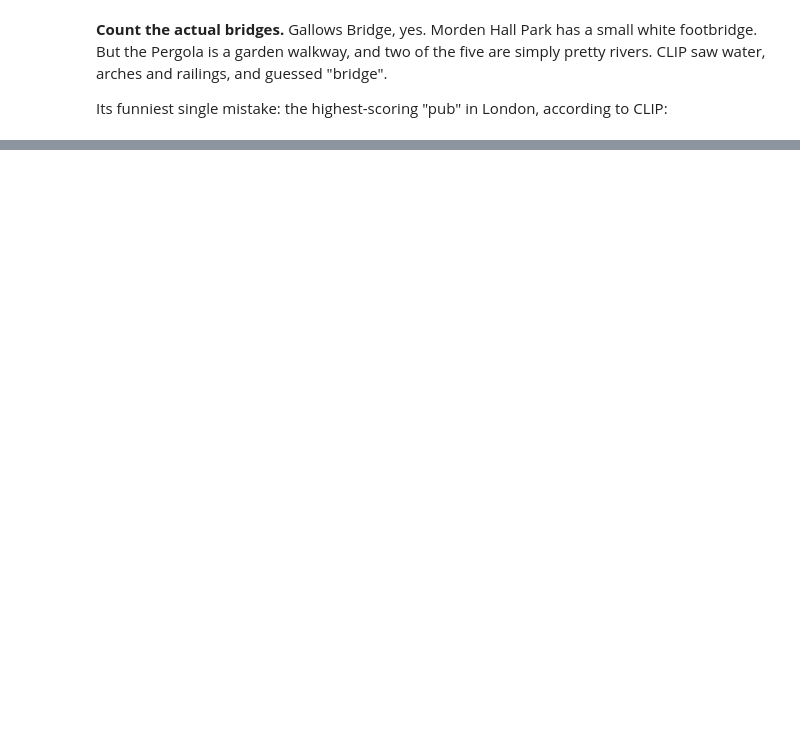
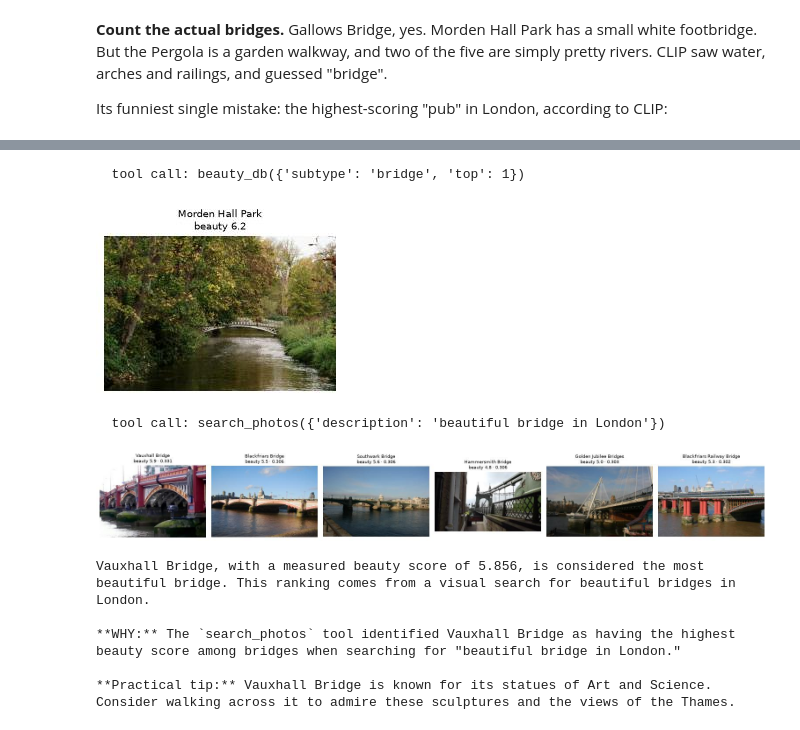
Before and after one commit to beautifulplacesai/beautiful-places-search-exercise, a Jupyter notebook: explainer.ipynb, the cells around one changed output, grey strips where cells are left out. Saved outputs shown, nothing was run; the diff lists cells and outputs as text; code cells hidden in the pictures; blank space fills up the shorter version.

Commit message:
Use granite4:3b for the local LLM; add a hosted-model comparison in section 5
Also: same model in tryout.ipynb, GOOGLE_API_KEY in .env.example, README
updated, and a script to pre-cache photos.

```diff
--- a/explainer.ipynb
+++ b/explainer.ipynb
@@ -27,6 +28,9 @@ accident.
 import os, subprocess
 import requests as _rq
 import numpy as np, pandas as pd, matplotlib.pyplot as plt
+import matplotlib_inline
+matplotlib_inline.backend_inline.set_matplotlib_formats("jpeg")   # photos as JPEG, not PNG
+plt.rcParams["figure.dpi"] = 80                                   # keeps the notebook small
 from pathlib import Path
 from PIL import Image
 from dotenv import load_dotenv
@@ -34,6 +38,7 @@ import torch, clip
 
 load_dotenv()                                       # reads the gitignored .env file
 TAVILY_API_KEY = os.environ.get("TAVILY_API_KEY", "")
+GOOGLE_API_KEY = os.environ.get("GOOGLE_API_KEY", "")
 
 DATA = Path("data")
 CACHE = DATA / "img_cache"; CACHE.mkdir(exist_ok=True)
@@ -45,14 +50,14 @@ device = ("mps" if torch.backends.mps.is_available()
           else "cuda" if torch.cuda.is_available() else "cpu")
 model, _ = clip.load("ViT-B/32", device=device)     # same model our pipeline uses
 
-MODEL = "gemma4:e4b"            # section 4 LLM; use "gemma4:e2b" on a low-RAM laptop
+MODEL = "granite4:3b"           # section 4 LLM: 2 GB, runs on any laptop
 
 def llm_ready():
     """Check Ollama is running and MODEL is present; pull it if missing."""
     try:
         tags = _rq.get("http://localhost:11434/api/tags", timeout=3).json()
         if not any(m["name"].startswith(MODEL) for m in tags.get("models", [])):
-            print(f"Downloading {MODEL} via Ollama (several GB, a few minutes)...")
+            print(f"Downloading {MODEL} via Ollama (2 GB, a couple of minutes)...")
             subprocess.run(["ollama", "pull", MODEL], check=True)
         return True
     except Exception as e:
@@ -91,4 +96,5 @@ def show(rows, title=None, note_col=None):
 print(f"{len(photos):,} photos · {photos.name.nunique():,} named places · "
       f"scores {photos.score.min():.1f}-{photos.score.max():.1f} · CLIP on {device} · "
       f"LLM {'ready' if llm_ready() else 'pending'} · "
-      f"Tavily {'configured' if TAVILY_API_KEY else 'not set'}")
+      f"Tavily {'configured' if TAVILY_API_KEY else 'not set'} · "
+      f"Google {'configured' if GOOGLE_API_KEY else 'not set'}")
@@ -659,0 +848,32 @@ Follow the README instructions there, then open `tryout.ipynb`.
+# %%
+from langchain_google_genai import ChatGoogleGenerativeAI
+
+# Same tools. Same system prompt. Only the model is different.
+big_llm = ChatGoogleGenerativeAI(model="gemini-2.5-flash", temperature=0)
+big_agent = create_agent(big_llm, [search_photos, beauty_db, near_me, web_search],
+                         system_prompt=SYSTEM)
+
+def ask_big(question):
+    """Same as ask(), for the hosted model."""
+    for step in big_agent.stream({"messages": [("user", question)]}, stream_mode="values"):
+        m = step["messages"][-1]
+        if m.type == "ai" and getattr(m, "tool_calls", None):
+            for tc in m.tool_calls:
+                print(f"  tool call: {tc['name']}({tc['args']})")
+        elif m.type == "ai" and m.content:
+            # this model returns the answer in parts, the local one returns a string
+            text = m.content if isinstance(m.content, str) else "".join(
+                p if isinstance(p, str) else p.get("text", "") for p in m.content)
+            print(f"\n{text}")
+
+ask_big("Surely the most beautiful bridge in London is Tower Bridge? Check properly.")
+# %% [output]
+  tool call: beauty_db({'subtype': 'bridge', 'top': 1})
+[figure, added]
+  tool call: search_photos({'description': 'beautiful bridge in London'})
+[figure, added]
+Vauxhall Bridge, with a measured beauty score of 5.856, is considered the most beautiful bridge. This ranking comes from a visual search for beautiful bridges in London.
+
+**WHY:** The `search_photos` tool identified Vauxhall Bridge as having the highest beauty score among bridges when searching for "beautiful bridge in London."
+
+**Practical tip:** Vauxhall Bridge is known for its statues of Art and Science. Consider walking across it to admire these sculptures and the views of the Thames.
```
Also changed, not shown: parts of 40 cells of this notebook, 8 other files.
